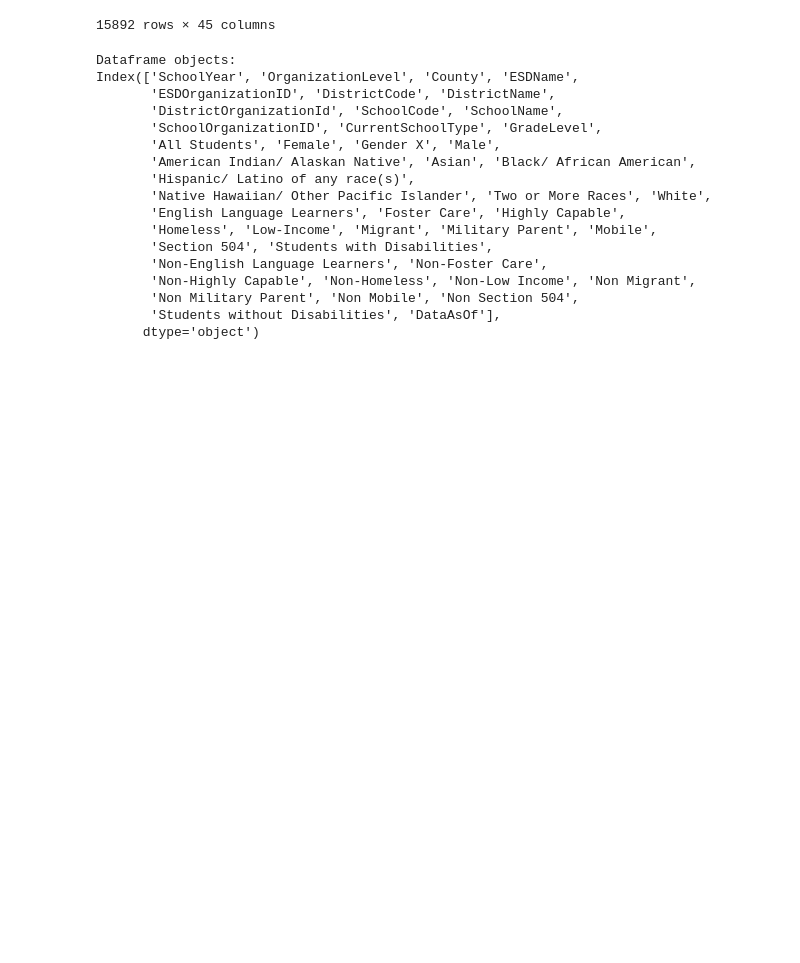
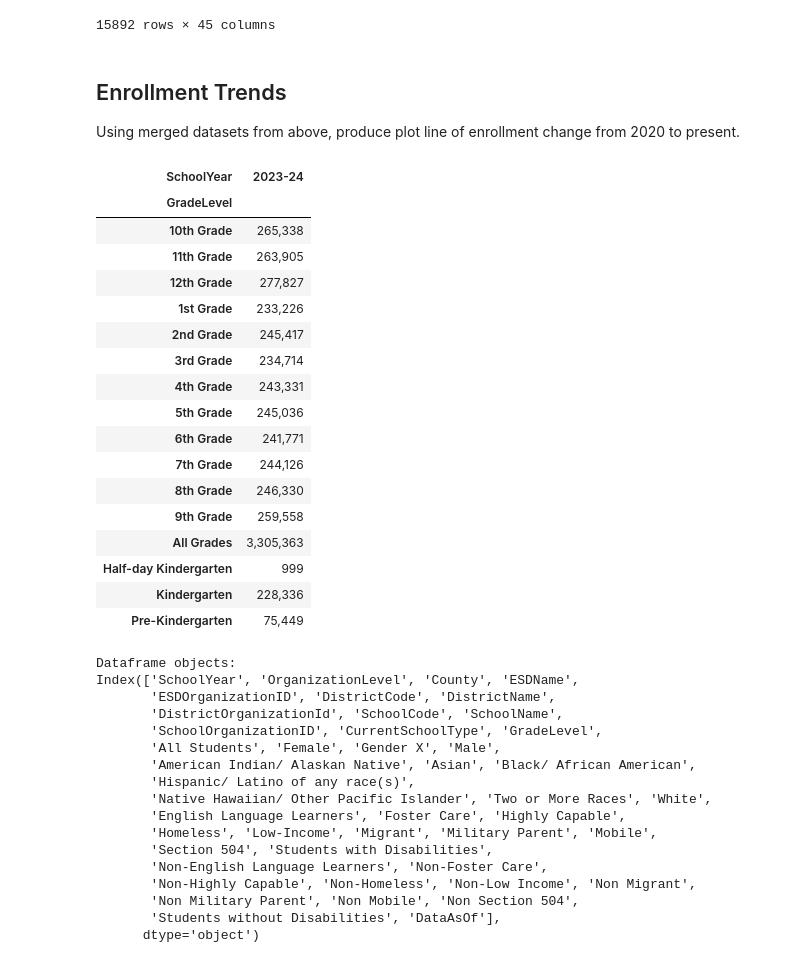
Before and after one commit to ambermocalis/WA-State-School-Enrollment-Report-2019-2024, a Jupyter notebook: Group Case/documentation.amocalis_OSPI.ipynb, the cells around one changed output. Cells and saved outputs as stored; diff of their text form; code cells hidden in the pictures; blank space fills up the shorter version.

Commit message:
enrollment analysis and reading data set

```diff
--- a/Group Case/documentation.amocalis_OSPI.ipynb
+++ b/Group Case/documentation.amocalis_OSPI.ipynb
@@ -66,6 +77,34 @@ cleaned_df
 | 20547 | 2023-24 | School | Yakima | Educational Service District 105 | 100002.0 | 39209.0 | Mount Adams School District | ... |
 | 20548 | 2023-24 | School | Yakima | Educational Service District 105 | 100002.0 | 39209.0 | Mount Adams School District | ... |
 15892 rows × 45 columns
+# %% [markdown]
+## Enrollment Trends
+
+Using merged datasets from above, produce plot line of enrollment change from 2020 to present.
+# %%
+enrollment_data = df.pivot_table(values="All Students", index="GradeLevel", columns="SchoolYear", aggfunc="sum")
+enrollment_data = enrollment_data.style.format("{:,.0f}")
+
+enrollment_data
+# %% [output]
+| SchoolYear | 2023-24 |
+| GradeLevel |  |
+| 10th Grade | 265,338 |
+| 11th Grade | 263,905 |
+| 12th Grade | 277,827 |
+| 1st Grade | 233,226 |
+| 2nd Grade | 245,417 |
+| 3rd Grade | 234,714 |
+| 4th Grade | 243,331 |
+| 5th Grade | 245,036 |
+| 6th Grade | 241,771 |
+| 7th Grade | 244,126 |
+| 8th Grade | 246,330 |
+| 9th Grade | 259,558 |
+| All Grades | 3,305,363 |
+| Half-day Kindergarten | 999 |
+| Kindergarten | 228,336 |
+| Pre-Kindergarten | 75,449 |
 # %%
 print('Dataframe objects:')
 print(cleaned_df.columns) # Display the columns for df.drop call
```
Also changed, not shown: parts of 14 cells of this notebook.
